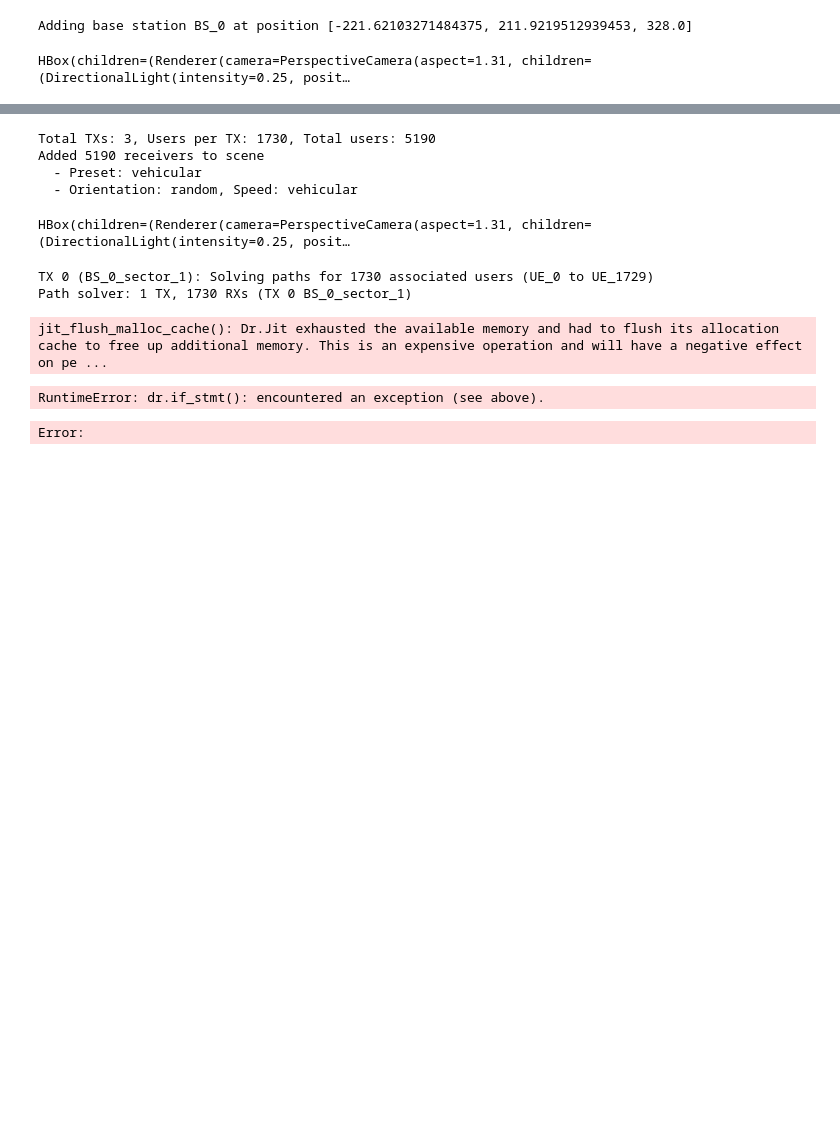
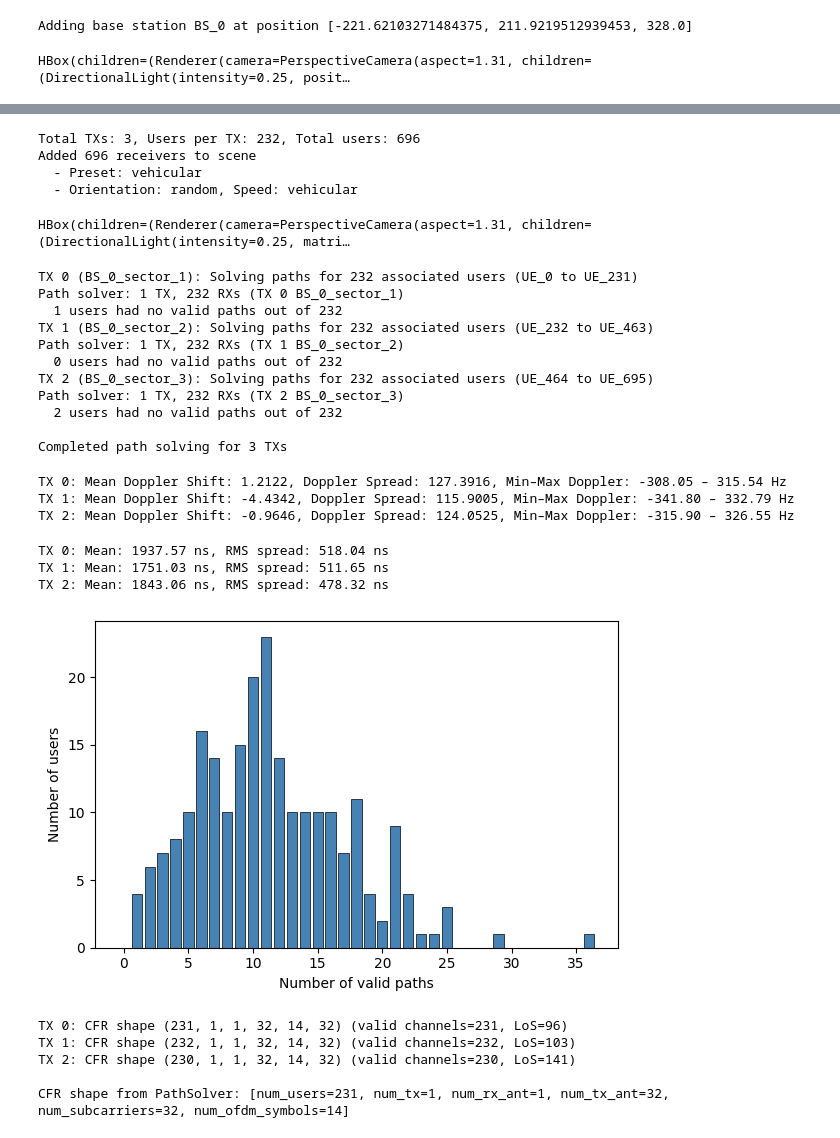
Before and after one commit to BerkIGuler/CSIGen, a Jupyter notebook: examples/visualize_realistic_scenario.ipynb, the cells around one changed output, grey strips where cells are left out. Saved outputs shown, nothing was run; the diff lists cells and outputs as text; code cells hidden in the pictures; blank space fills up the shorter version.

Commit message:
add LOS/NLOS labels to saved channels.

```diff
--- a/examples/visualize_realistic_scenario.ipynb
+++ b/examples/visualize_realistic_scenario.ipynb
@@ -36,8 +40,8 @@ output_dir = OUTPUT_DIR_NAME / scene_dir.name
 output_dir.mkdir(parents=True, exist_ok=True)
 
 # TX antenna array parameters
-TX_NUM_ROWS = 1  # number of rows of antennas
-TX_NUM_COLS = 32  # number of columns of antennas
+TX_NUM_ROWS = 4  # number of rows of antennas
+TX_NUM_COLS = 8  # number of columns of antennas
 TX_VERTICAL_SPACING = 0.5  # vertical spacing (in units of carrier wavelength) between antennas
 TX_HORIZONTAL_SPACING = 0.5  # horizontal spacing (in units of carrier wavelength) between antennas
 TX_PATTERN = "tr38901"  # tx antenna pattern
@@ -89,7 +93,7 @@ PATH_SOLVER_SEED = 1  # seed for reproducibility
 PATH_SOLVER_PER_TX_USERS_ONLY = True  # if True, solve paths only for users associated with each TX; if False, solve for all users (but still per TX)
 
 # user sampling parameters
-NUM_USER_SAMPLES_PER_TX = 2000  # number of user samples to generate
+NUM_USER_SAMPLES_PER_TX = 250  # number of user samples to generate
 USER_SAMPLE_SEED = 1  # seed for the user sampling
 USER_SAMPLE_MIN_VAL_DB = -150  # minimum value in dB for the user sampling
 USER_SAMPLE_MAX_VAL_DB = 0  # maximum value in dB for the user sampling (no sampling above this)
@@ -352,15 +356,15 @@ print(f"Added {user_count} receivers to scene")
 print(f"  - Preset: {MOBILITY_PRESET}")
 print(f"  - Orientation: {orientation_mode}, Speed: {preset_config.get('speed_distribution')}")
 # %% [output]
-Total TXs: 3, Users per TX: 1730, Total users: 5190
-Added 5190 receivers to scene
+Total TXs: 3, Users per TX: 232, Total users: 696
+Added 696 receivers to scene
   - Preset: vehicular
   - Orientation: random, Speed: vehicular
 # %%
 if isinstance(rm, MeshRadioMap):
     scene.preview();
 # %% [output]
-HBox(children=(Renderer(camera=PerspectiveCamera(aspect=1.31, children=(DirectionalLight(intensity=0.25, posit…
+HBox(children=(Renderer(camera=PerspectiveCamera(aspect=1.31, children=(DirectionalLight(intensity=0.25, matri…
 # %%
 # PathSolver is computationally expensive, so we solve for each TX separately
 ps = PathSolver()
@@ -372,7 +376,11 @@ all_tx_names = [obj for obj in scene.transmitters]
 # Calculate receiver indices per TX
 # Receivers are named UE_0, UE_1, ..., UE_{total_users-1}
 paths_per_tx = []
-valid_rx_mask_per_tx = []  # mask per TX: True = receiver has at least one valid path
+# Per-TX RX state mask with values:
+#   1  : LoS (at least one pure LoS path)
+#   0  : NLoS (valid paths but none pure LoS)
+#  -1  : invalid (no valid paths)
+rx_state_mask_per_tx = []
 
 for tx_idx in range(num_txs):
     # Map tx_idx to TX name
@@ -430,9 +438,14 @@ for tx_idx in range(num_txs):
             seed=PATH_SOLVER_SEED
         )
         paths_per_tx.append(paths_tx)
-        valid_rx_mask_per_tx.append(get_valid_rx_mask(paths_tx))
-        n_valid = int(np.sum(valid_rx_mask_per_tx[-1]))
-        n_total = len(valid_rx_mask_per_tx[-1])
+
+        # RX state mask: 1 (LoS), 0 (NLoS), -1 (invalid)
+        rx_state_mask = get_rx_los_nlos_mask(paths_tx)
+        rx_state_mask_per_tx.append(rx_state_mask)
+
+        valid_mask = rx_state_mask != -1
+        n_valid = int(np.sum(valid_mask))
+        n_total = len(rx_state_mask)
         n_no_path = n_total - n_valid
         print(f"  {n_no_path} users had no valid paths out of {n_total}")
 
@@ -445,11 +458,17 @@ for tx_idx in range(num_txs):
 
 print(f"\nCompleted path solving for {len(paths_per_tx)} TXs")
 # %% [output]
-TX 0 (BS_0_sector_1): Solving paths for 1730 associated users (UE_0 to UE_1729)
-Path solver: 1 TX, 1730 RXs (TX 0 BS_0_sector_1)
+TX 0 (BS_0_sector_1): Solving paths for 232 associated users (UE_0 to UE_231)
+Path solver: 1 TX, 232 RXs (TX 0 BS_0_sector_1)
+  1 users had no valid paths out of 232
+TX 1 (BS_0_sector_2): Solving paths for 232 associated users (UE_232 to UE_463)
+Path solver: 1 TX, 232 RXs (TX 1 BS_0_sector_2)
+  0 users had no valid paths out of 232
+TX 2 (BS_0_sector_3): Solving paths for 232 associated users (UE_464 to UE_695)
+Path solver: 1 TX, 232 RXs (TX 2 BS_0_sector_3)
+  2 users had no valid paths out of 232
+
+Completed path solving for 3 TXs
-jit_flush_malloc_cache(): Dr.Jit exhausted the available memory and had to flush its allocation cache to free up additional memory. This is an expensive operation and will have a negative effect on pe ...
-RuntimeError: dr.if_stmt(): encountered an exception (see above).
-Error:
 # %%
 # compute doppler stats per tx
 mean_doppler_shifts, doppler_spreads, min_max_doppler_shifts = get_doppler_stats(paths_per_tx)
@@ -457,6 +476,10 @@ mean_doppler_shifts, doppler_spreads, min_max_doppler_shifts = get_doppler_stats
 for tx_idx, (mean_doppler_shift, doppler_spread, min_max_doppler_shift) in enumerate(zip(mean_doppler_shifts, doppler_spreads, min_max_doppler_shifts)):
     d_min, d_max = float(min_max_doppler_shift[0]), float(min_max_doppler_shift[1])
     print(f"TX {tx_idx}: Mean Doppler Shift: {mean_doppler_shift:.4f}, Doppler Spread: {doppler_spread:.4f}, Min–Max Doppler: {d_min:.2f} – {d_max:.2f} Hz")
+# %% [output]
+TX 0: Mean Doppler Shift: 1.2122, Doppler Spread: 127.3916, Min–Max Doppler: -308.05 – 315.54 Hz
+TX 1: Mean Doppler Shift: -4.4342, Doppler Spread: 115.9005, Min–Max Doppler: -341.80 – 332.79 Hz
+TX 2: Mean Doppler Shift: -0.9646, Doppler Spread: 124.0525, Min–Max Doppler: -315.90 – 326.55 Hz
 # %%
 # compute delay stats per tx (delays in seconds; display in ns for readability)
 mean_delays, rms_delay_spreads = get_delay_stats(paths_per_tx)
@@ -465,10 +488,18 @@ for tx_idx, (mean_delay, rms_delay_spread) in enumerate(zip(mean_delays, rms_del
     mean_ns = mean_delay * SEC_TO_NANO if np.isfinite(mean_delay) else mean_delay
     rms_ns = rms_delay_spread * SEC_TO_NANO if np.isfinite(rms_delay_spread) else rms_delay_spread
     print(f"TX {tx_idx}: Mean: {mean_ns:.2f} ns, RMS spread: {rms_ns:.2f} ns")
+# %% [output]
+TX 0: Mean: 1937.57 ns, RMS spread: 518.04 ns
+TX 1: Mean: 1751.03 ns, RMS spread: 511.65 ns
+TX 2: Mean: 1843.06 ns, RMS spread: 478.32 ns
 # %%
 # compute number of paths statistics
+# Derive boolean valid-user masks from RX state masks (mask != -1)
+valid_rx_mask_per_tx = [mask != -1 for mask in rx_state_mask_per_tx]
 num_valid_paths = get_num_paths_histogram(paths_per_tx, valid_rx_mask_per_tx)
 display_path_count_histogram(num_valid_paths[0])
+# %% [output]
+[figure, added]
 # %%
 # Compute CFR for each TX and combine results
 frequencies = subcarrier_frequencies(NUM_SUBCARRIERS, SUBCARRIER_SPACING) + CARRIER_FREQUENCY
@@ -485,15 +516,28 @@ for tx_idx, paths_tx in enumerate(paths_per_tx):
         normalize=CFR_NORMALIZE,
         out_type=CFR_OUT_TYPE,
     )
+    # Derive masks from RX state mask: valid (!= -1) and LoS (== 1)
+    rx_state_mask = rx_state_mask_per_tx[tx_idx]
+    valid_mask = rx_state_mask != -1
+    los_mask = rx_state_mask == 1
+
     # Keep only channels (receivers) with at least one valid path
-    mask = valid_rx_mask_per_tx[tx_idx]
-    h_tx = h_tx[mask]
+    h_tx = h_tx[valid_mask]
     cfr_per_tx.append(h_tx)
-    print(f"TX {tx_idx}: CFR shape {h_tx.shape} (filtered to {np.sum(mask)} valid channels)")
+    print(
+        f"TX {tx_idx}: CFR shape {h_tx.shape} "
+        f"(valid channels={np.sum(valid_mask)}, LoS={int(np.sum(los_mask))})"
+    )
 
 # print dimensions
 num_rxs, num_rx_ant, num_txs, num_tx_ant, num_ofdm_symbols, num_subcarriers = cfr_per_tx[0].shape
 print(f"\nCFR shape from PathSolver: [num_users={num_rxs}, num_tx={num_txs}, num_rx_ant={num_rx_ant}, num_tx_ant={num_tx_ant}, num_subcarriers={num_subcarriers}, num_ofdm_symbols={num_ofdm_symbols}]")
+# %% [output]
+TX 0: CFR shape (231, 1, 1, 32, 14, 32) (valid channels=231, LoS=96)
+TX 1: CFR shape (232, 1, 1, 32, 14, 32) (valid channels=232, LoS=103)
+TX 2: CFR shape (230, 1, 1, 32, 14, 32) (valid channels=230, LoS=141)
+
+CFR shape from PathSolver: [num_users=231, num_tx=1, num_rx_ant=1, num_tx_ant=32, num_subcarriers=32, num_ofdm_symbols=14]
 # %%
 # visualize time-frequency response of a channel between a TX antenna and a RX antenna
 sample_tx_idx = 1
```
Also changed, not shown: parts of 7 cells of this notebook, 3 other files.
